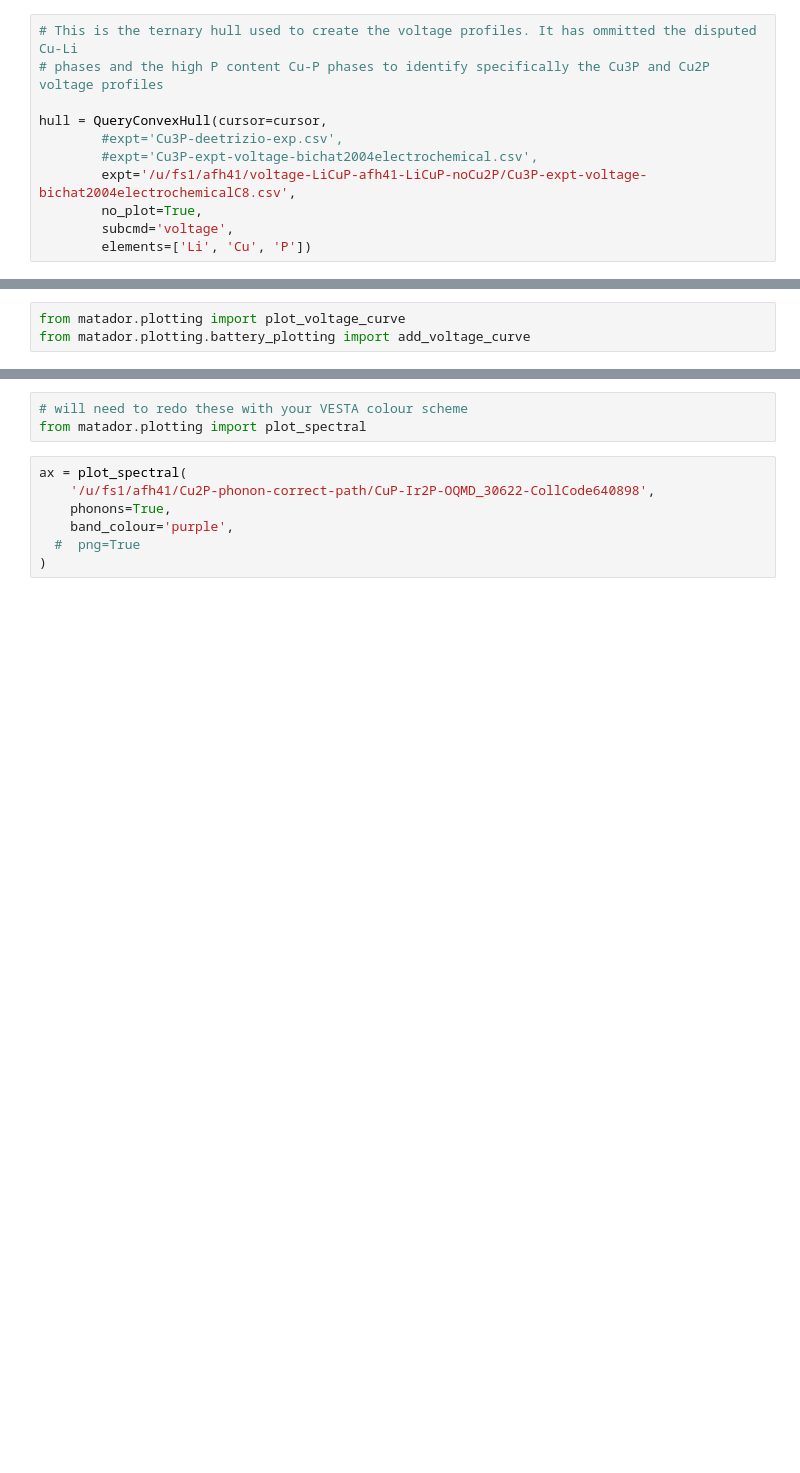
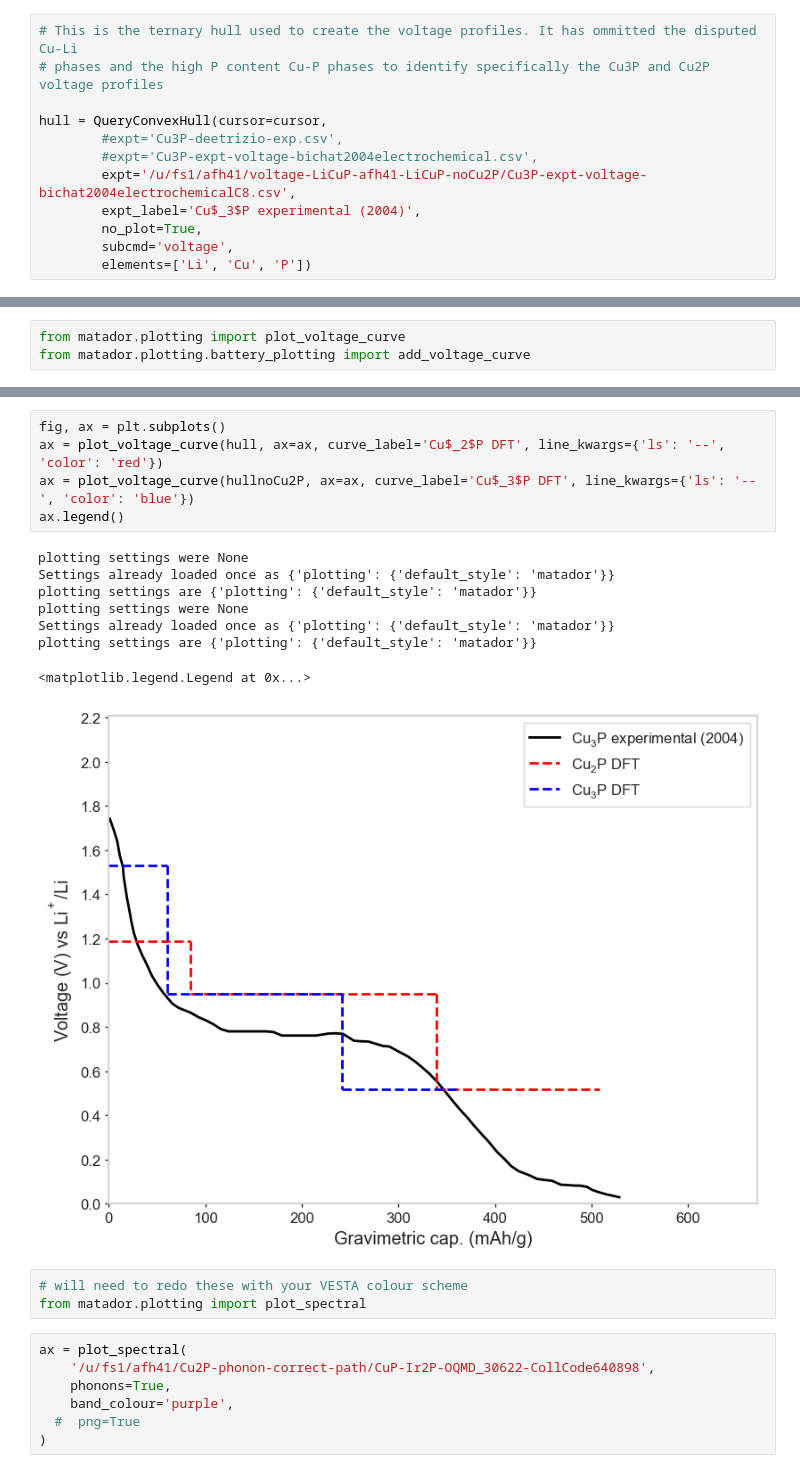
Before and after one commit to harpaf13/data.copper-phosphides, a Jupyter notebook: CuP_results.ipynb, the cells around one changed output, grey strips where cells are left out. Drawn from its saved outputs; the diff is of its cells as text; blank space fills up the shorter version.

Commit message:
Fixed voltage curve issue

```diff
--- a/CuP_results.ipynb
+++ b/CuP_results.ipynb
@@ -95,6 +115,7 @@ hull = QueryConvexHull(cursor=cursor,
         #expt='Cu3P-deetrizio-exp.csv',
         #expt='Cu3P-expt-voltage-bichat2004electrochemical.csv',
         expt='/u/fs1/afh41/voltage-LiCuP-afh41-LiCuP-noCu2P/Cu3P-expt-voltage-bichat2004electrochemicalC8.csv',
+        expt_label='Cu$_3$P experimental (2004)',
         no_plot=True,
         subcmd='voltage',
         elements=['Li', 'Cu', 'P'])
@@ -175,3 +182,17 @@ plt.show()
+# %%
+fig, ax = plt.subplots()
+ax = plot_voltage_curve(hull, ax=ax, curve_label='Cu$_2$P DFT', line_kwargs={'ls': '--', 'color': 'red'})
+ax = plot_voltage_curve(hullnoCu2P, ax=ax, curve_label='Cu$_3$P DFT', line_kwargs={'ls': '--', 'color': 'blue'})
+ax.legend()
+# %% [output]
+plotting settings were None
+Settings already loaded once as {'plotting': {'default_style': 'matador'}}
+plotting settings are {'plotting': {'default_style': 'matador'}}
+plotting settings were None
+Settings already loaded once as {'plotting': {'default_style': 'matador'}}
+plotting settings are {'plotting': {'default_style': 'matador'}}
+<matplotlib.legend.Legend at 0x...>
+[figure, added]
 # %%
 # will need to redo these with your VESTA colour scheme
 from matador.plotting import plot_spectral
```
Also changed, not shown: parts of 13 cells of this notebook.
